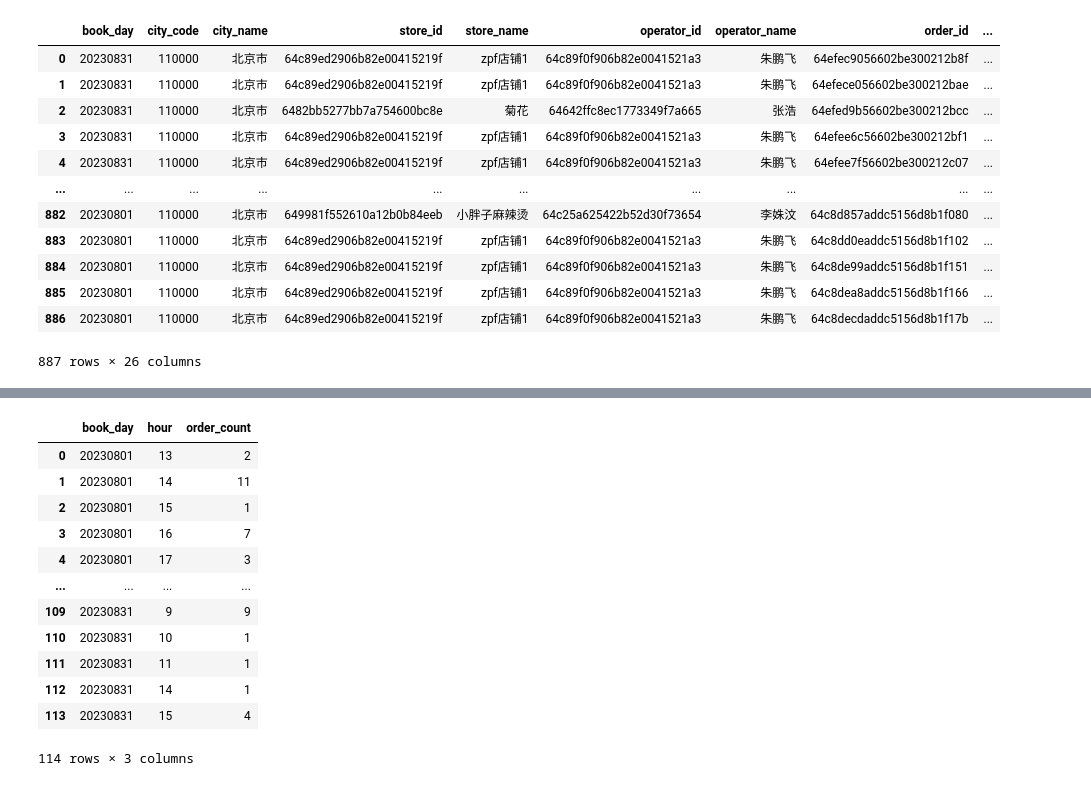
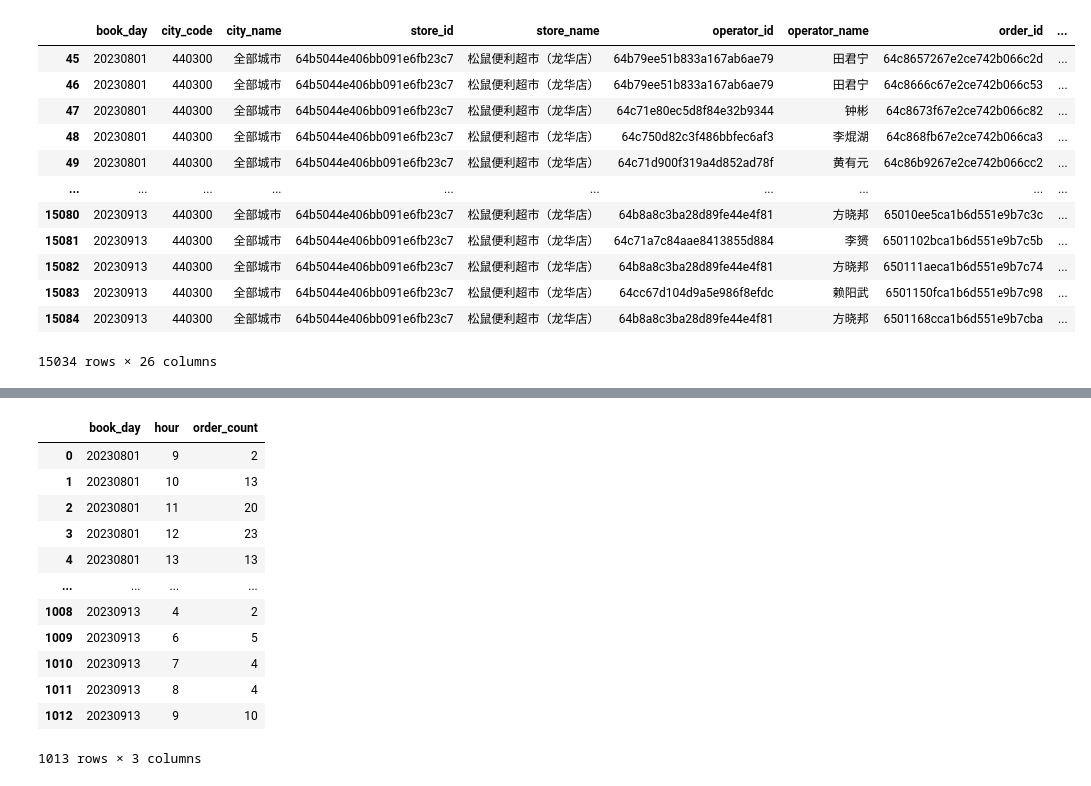
Before and after one commit to pql-eternally/algorithm, a Jupyter notebook: python/qpandas/骑手排班计划.ipynb, the cells around one changed output, grey strips where cells are left out. Drawn from its saved outputs; the diff is of its cells as text; code cells hidden in the pictures.

```diff
--- a/python/qpandas/骑手排班计划.ipynb
+++ b/python/qpandas/骑手排班计划.ipynb
@@ -74,26 +66,30 @@ weather_df
 # %%
-order_df = pd.read_csv('./data/北京市<20230801-20230831>订单.csv')
+dtype = {
+    'city_code': 'str'
+}
+order_df = pd.read_csv('./data/线上-全部城市-20230913-订单.csv', dtype=dtype)
 date_field = 'accepted_at'
+order_df = order_df[order_df['city_code'] == '440300']
 order_df['date'] = pd.to_datetime(order_df[date_field])  # 将日期转换为时间格式
 order_df = order_df.rename(columns={'shipping_date': 'book_day'})
 order_df['day'] = order_df['date'].dt.day
 order_df['hour'] = order_df['date'].dt.hour
 order_df['weekday'] = order_df['date'].dt.weekday
 order_df
 # %% [output]
 |  | book_day | city_code | city_name | store_id | store_name | operator_id | operator_name | order_id | ... |
-| 0 | 20230831 | 110000 | 北京市 | 64c89ed2906b82e00415219f | zpf店铺1 | 64c89f0f906b82e0041521a3 | 朱鹏飞 | 64efec9056602be300212b8f | ... |
-| 1 | 20230831 | 110000 | 北京市 | 64c89ed2906b82e00415219f | zpf店铺1 | 64c89f0f906b82e0041521a3 | 朱鹏飞 | 64efece056602be300212bae | ... |
-| 2 | 20230831 | 110000 | 北京市 | 6482bb5277bb7a754600bc8e | 菊花 | 64642ffc8ec1773349f7a665 | 张浩 | 64efed9b56602be300212bcc | ... |
-| 3 | 20230831 | 110000 | 北京市 | 64c89ed2906b82e00415219f | zpf店铺1 | 64c89f0f906b82e0041521a3 | 朱鹏飞 | 64efee6c56602be300212bf1 | ... |
-| 4 | 20230831 | 110000 | 北京市 | 64c89ed2906b82e00415219f | zpf店铺1 | 64c89f0f906b82e0041521a3 | 朱鹏飞 | 64efee7f56602be300212c07 | ... |
+| 45 | 20230801 | 440300 | 全部城市 | 64b5044e406bb091e6fb23c7 | 松鼠便利超市（龙华店） | 64b79ee51b833a167ab6ae79 | 田君宁 | 64c8657267e2ce742b066c2d | ... |
+| 46 | 20230801 | 440300 | 全部城市 | 64b5044e406bb091e6fb23c7 | 松鼠便利超市（龙华店） | 64b79ee51b833a167ab6ae79 | 田君宁 | 64c8666c67e2ce742b066c53 | ... |
+| 47 | 20230801 | 440300 | 全部城市 | 64b5044e406bb091e6fb23c7 | 松鼠便利超市（龙华店） | 64c71e80ec5d8f84e32b9344 | 钟彬 | 64c8673f67e2ce742b066c82 | ... |
+| 48 | 20230801 | 440300 | 全部城市 | 64b5044e406bb091e6fb23c7 | 松鼠便利超市（龙华店） | 64c750d82c3f486bbfec6af3 | 李焜湖 | 64c868fb67e2ce742b066ca3 | ... |
+| 49 | 20230801 | 440300 | 全部城市 | 64b5044e406bb091e6fb23c7 | 松鼠便利超市（龙华店） | 64c71d900f319a4d852ad78f | 黄有元 | 64c86b9267e2ce742b066cc2 | ... |
 | ... | ... | ... | ... | ... | ... | ... | ... | ... | ... |
-| 882 | 20230801 | 110000 | 北京市 | 649981f552610a12b0b84eeb | 小胖子麻辣烫 | 64c25a625422b52d30f73654 | 李姝汶 | 64c8d857addc5156d8b1f080 | ... |
-| 883 | 20230801 | 110000 | 北京市 | 64c89ed2906b82e00415219f | zpf店铺1 | 64c89f0f906b82e0041521a3 | 朱鹏飞 | 64c8dd0eaddc5156d8b1f102 | ... |
-| 884 | 20230801 | 110000 | 北京市 | 64c89ed2906b82e00415219f | zpf店铺1 | 64c89f0f906b82e0041521a3 | 朱鹏飞 | 64c8de99addc5156d8b1f151 | ... |
-| 885 | 20230801 | 110000 | 北京市 | 64c89ed2906b82e00415219f | zpf店铺1 | 64c89f0f906b82e0041521a3 | 朱鹏飞 | 64c8dea8addc5156d8b1f166 | ... |
-| 886 | 20230801 | 110000 | 北京市 | 64c89ed2906b82e00415219f | zpf店铺1 | 64c89f0f906b82e0041521a3 | 朱鹏飞 | 64c8decdaddc5156d8b1f17b | ... |
+| 15080 | 20230913 | 440300 | 全部城市 | 64b5044e406bb091e6fb23c7 | 松鼠便利超市（龙华店） | 64b8a8c3ba28d89fe44e4f81 | 方晓邦 | 65010ee5ca1b6d551e9b7c3c | ... |
+| 15081 | 20230913 | 440300 | 全部城市 | 64b5044e406bb091e6fb23c7 | 松鼠便利超市（龙华店） | 64c71a7c84aae8413855d884 | 李赟 | 6501102bca1b6d551e9b7c5b | ... |
+| 15082 | 20230913 | 440300 | 全部城市 | 64b5044e406bb091e6fb23c7 | 松鼠便利超市（龙华店） | 64b8a8c3ba28d89fe44e4f81 | 方晓邦 | 650111aeca1b6d551e9b7c74 | ... |
+| 15083 | 20230913 | 440300 | 全部城市 | 64b5044e406bb091e6fb23c7 | 松鼠便利超市（龙华店） | 64cc67d104d9a5e986f8efdc | 赖阳武 | 6501150fca1b6d551e9b7c98 | ... |
+| 15084 | 20230913 | 440300 | 全部城市 | 64b5044e406bb091e6fb23c7 | 松鼠便利超市（龙华店） | 64b8a8c3ba28d89fe44e4f81 | 方晓邦 | 6501168cca1b6d551e9b7cba | ... |
-887 rows × 26 columns
+15034 rows × 26 columns
 # %%
 # 给日期设置对应的颜色，进行区分
 days = weather_df['日期']
@@ -124,18 +120,18 @@ hour_order_df = order_df.groupby(['book_day', 'hour']).size().reset_index(name='
 hour_order_df
 # %% [output]
 |  | book_day | hour | order_count |
-| 0 | 20230801 | 13 | 2 |
-| 1 | 20230801 | 14 | 11 |
-| 2 | 20230801 | 15 | 1 |
-| 3 | 20230801 | 16 | 7 |
-| 4 | 20230801 | 17 | 3 |
+| 0 | 20230801 | 9 | 2 |
+| 1 | 20230801 | 10 | 13 |
+| 2 | 20230801 | 11 | 20 |
+| 3 | 20230801 | 12 | 23 |
+| 4 | 20230801 | 13 | 13 |
 | ... | ... | ... | ... |
-| 109 | 20230831 | 9 | 9 |
-| 110 | 20230831 | 10 | 1 |
-| 111 | 20230831 | 11 | 1 |
-| 112 | 20230831 | 14 | 1 |
-| 113 | 20230831 | 15 | 4 |
+| 1008 | 20230913 | 4 | 2 |
+| 1009 | 20230913 | 6 | 5 |
+| 1010 | 20230913 | 7 | 4 |
+| 1011 | 20230913 | 8 | 4 |
+| 1012 | 20230913 | 9 | 10 |
-114 rows × 3 columns
+1013 rows × 3 columns
 # %%
 # 按天和时间展示单量
 day_hour_order_df = hour_order_df.set_index(['book_day', 'hour'])['order_count']
```
Also changed, not shown: parts of 13 cells of this notebook, 4 other files.
